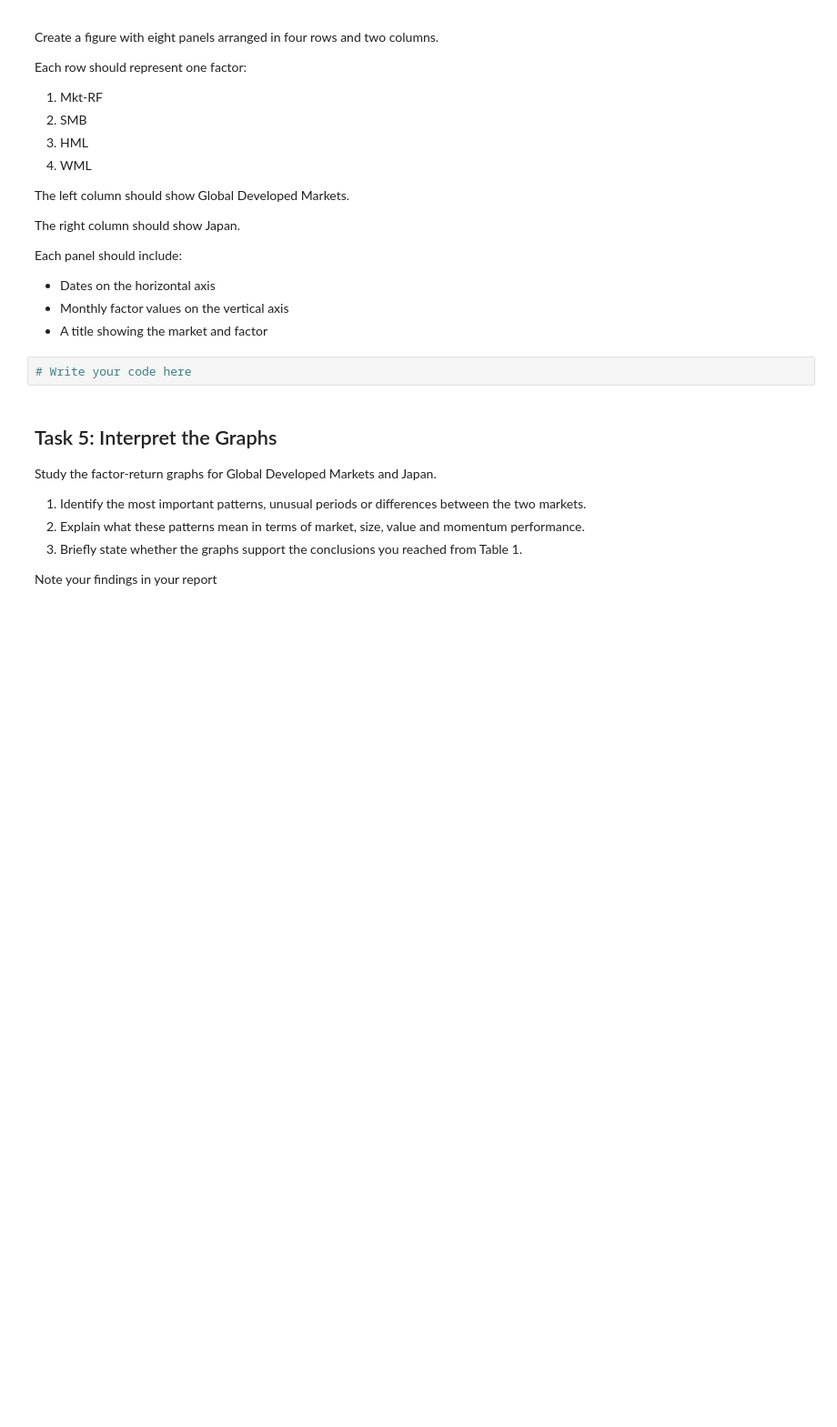
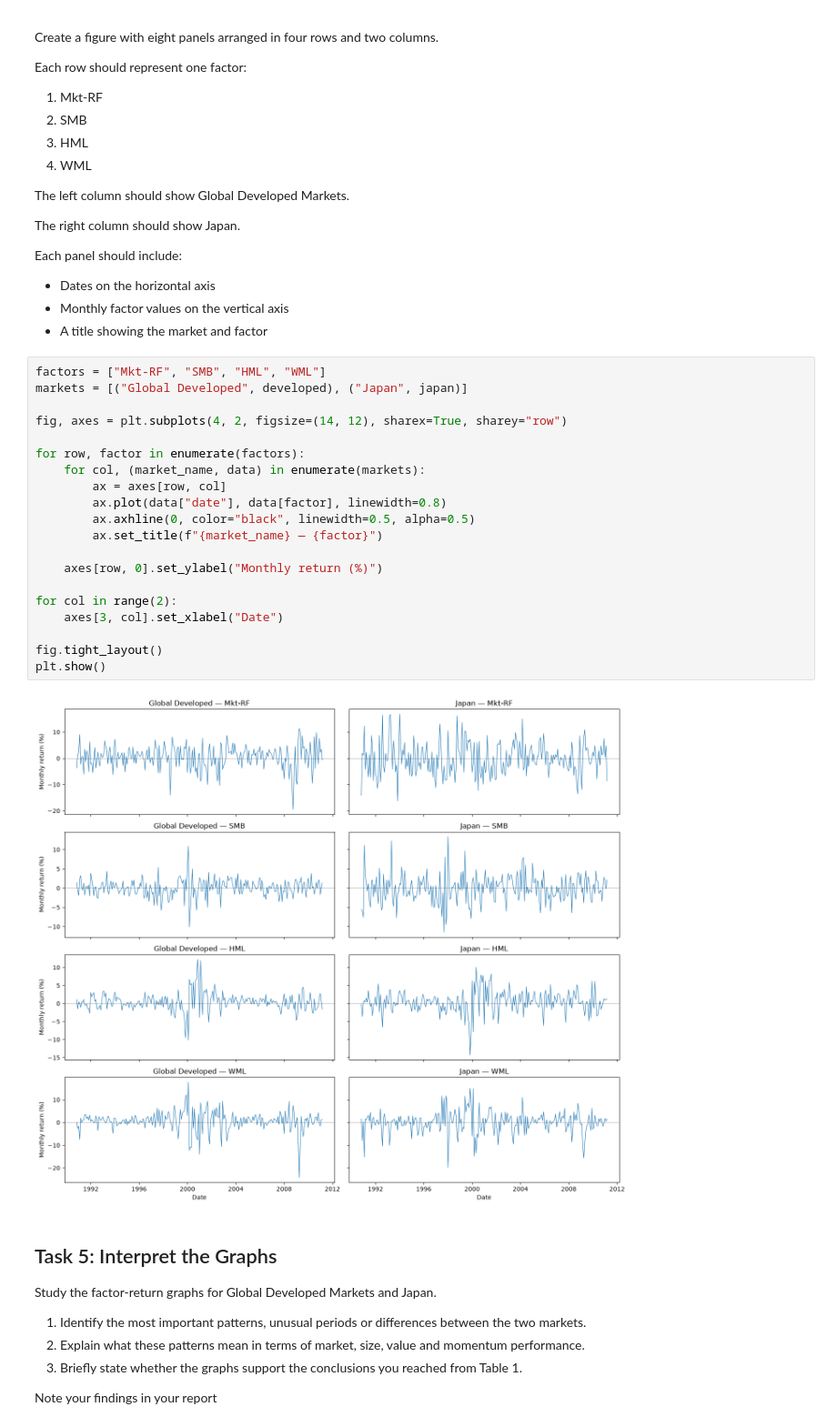
Before and after one commit to NyxsBlue/fram_project_1, a Jupyter notebook: 01_replicate_table1.ipynb, the cells around one changed output. Shown at 91% size. Cells and saved outputs as stored; diff of their text form; blank space fills up the shorter version.

```diff
--- a/01_replicate_table1.ipynb
+++ b/01_replicate_table1.ipynb
@@ -118,7 +151,27 @@ Each panel should include:
 - Monthly factor values on the vertical axis
 - A title showing the market and factor
 # %%
-# Write your code here
+factors = ["Mkt-RF", "SMB", "HML", "WML"]
+markets = [("Global Developed", developed), ("Japan", japan)]
+
+fig, axes = plt.subplots(4, 2, figsize=(14, 12), sharex=True, sharey="row")
+
+for row, factor in enumerate(factors):
+    for col, (market_name, data) in enumerate(markets):
+        ax = axes[row, col]
+        ax.plot(data["date"], data[factor], linewidth=0.8)
+        ax.axhline(0, color="black", linewidth=0.5, alpha=0.5)
+        ax.set_title(f"{market_name} — {factor}")
+
+    axes[row, 0].set_ylabel("Monthly return (%)")
+
+for col in range(2):
+    axes[3, col].set_xlabel("Date")
+
+fig.tight_layout()
+plt.show()
+# %% [output]
+[figure, added]
 # %% [markdown]
 ## Task 5: Interpret the Graphs
 
```
Also changed, not shown: parts of 5 cells of this notebook.
